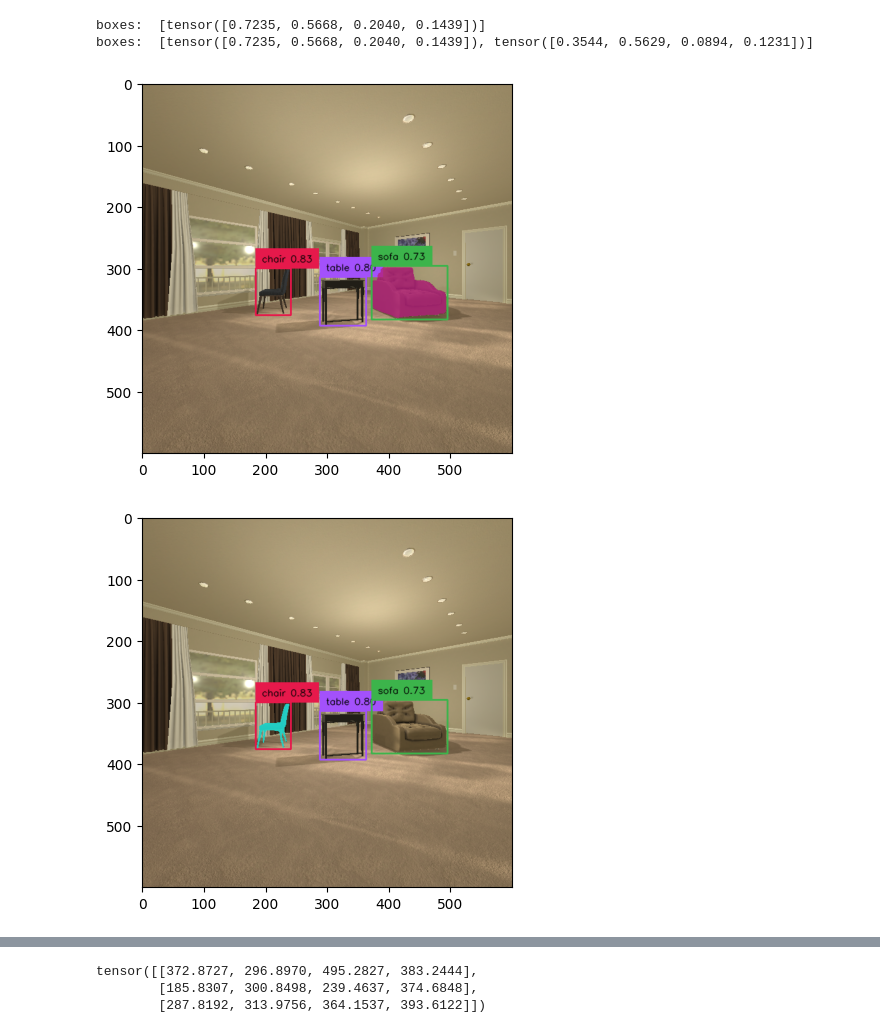
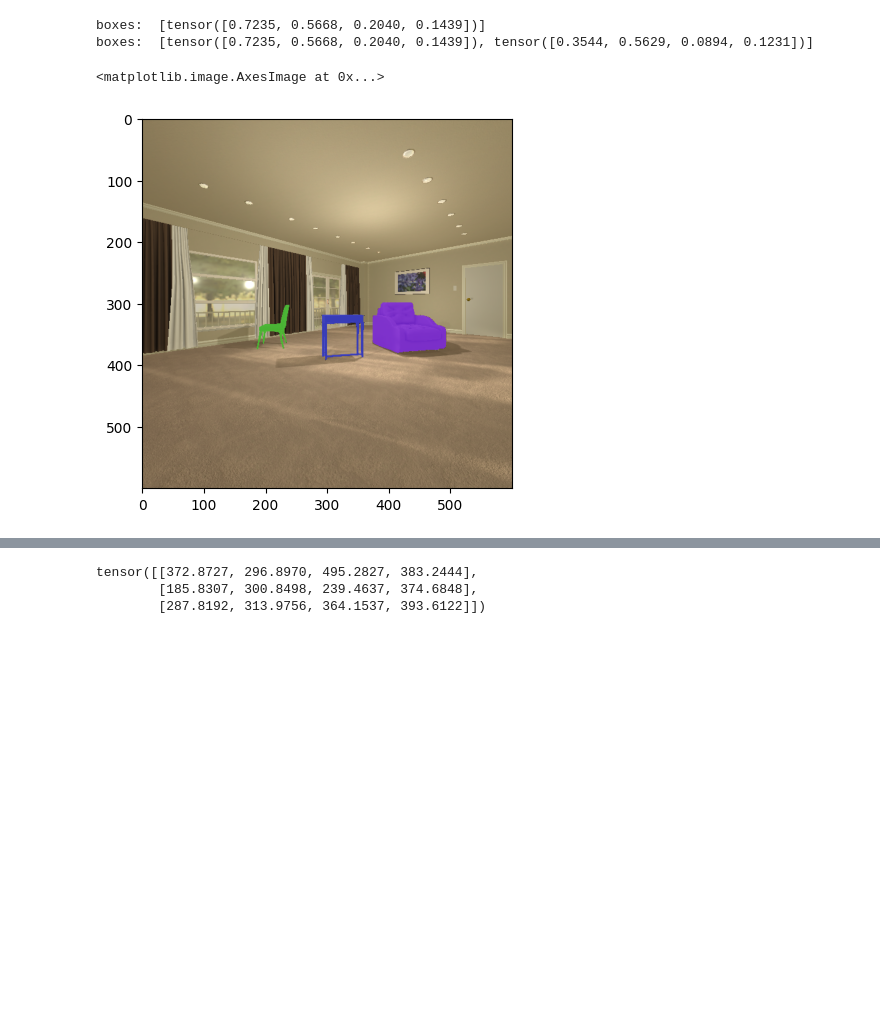
Before and after one commit to aneeshc12/Change_detection, a Jupyter notebook: localization_expt.ipynb, the cells around one changed output, grey strips where cells are left out. Cells and saved outputs as stored; diff of their text form; code cells hidden in the pictures; blank space fills up the shorter version.

```diff
--- a/localization_expt.ipynb
+++ b/localization_expt.ipynb
@@ -136,7 +136,7 @@ Model loaded from /home2/aneesh.chavan/.cache/huggingface/hub/models--ShilongLiu
 # %%
 # ! wget -O /scratch/aneesh/sam_vit_h_4b8939.pth https://dl.fbaipublicfiles.com/segment_anything/sam_vit_h_4b8939.pth
 
-sam_checkpoint = '/scratch/aneesh.chavan/sam_vit_h_4b8939.pth'
+sam_checkpoint = '/scratch/aneesh/sam_vit_h_4b8939.pth'
 
 sam_predictor = SamPredictor(build_sam(checkpoint=sam_checkpoint).to(device))
 # %%
@@ -408,11 +408,11 @@ boxes:  [tensor([0.7235, 0.5668, 0.2040, 0.1439]), tensor([0.3544, 0.5629, 0.089
 # %%
 bboxs, masks = segment(image_source, sam_predictor, boxes=detected_boxes)
 
+plt.figure()
 for idx in range(masks.shape[0]):
-  annotated_frame_with_mask = draw_mask(masks[idx][0], annotated_frame)
-  plt.figure()
-  plt.imshow(annotated_frame_with_mask)
+  image_source = draw_mask(masks[idx][0], image_source)
+plt.imshow(image_source)
 #   Image.fromarray(annotated_frame_with_mask).show()
 # %% [output]
+<matplotlib.image.AxesImage at 0x...>
-[figure, old version]
+[figure, new version]
-[figure, removed]
```
Also changed, not shown: parts of 11 cells of this notebook, 7 other files.
